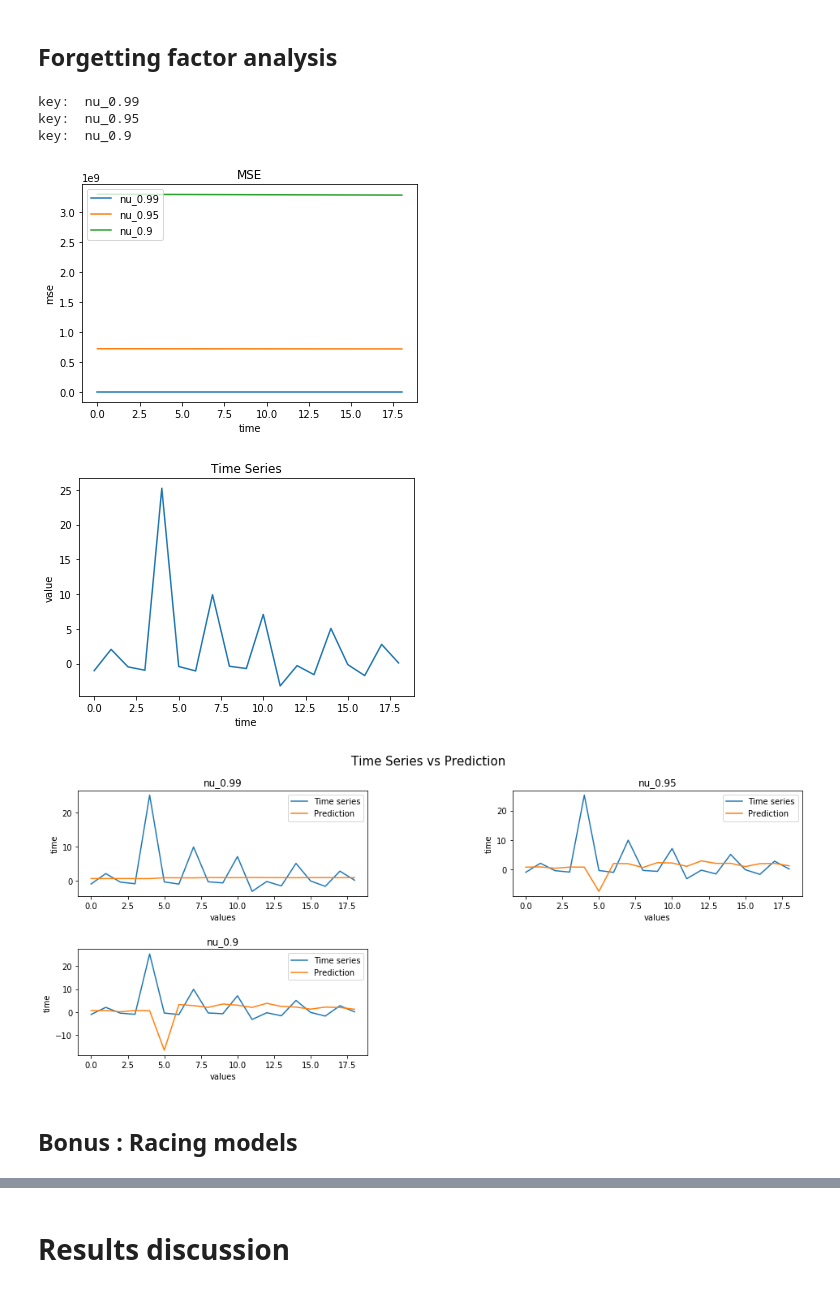
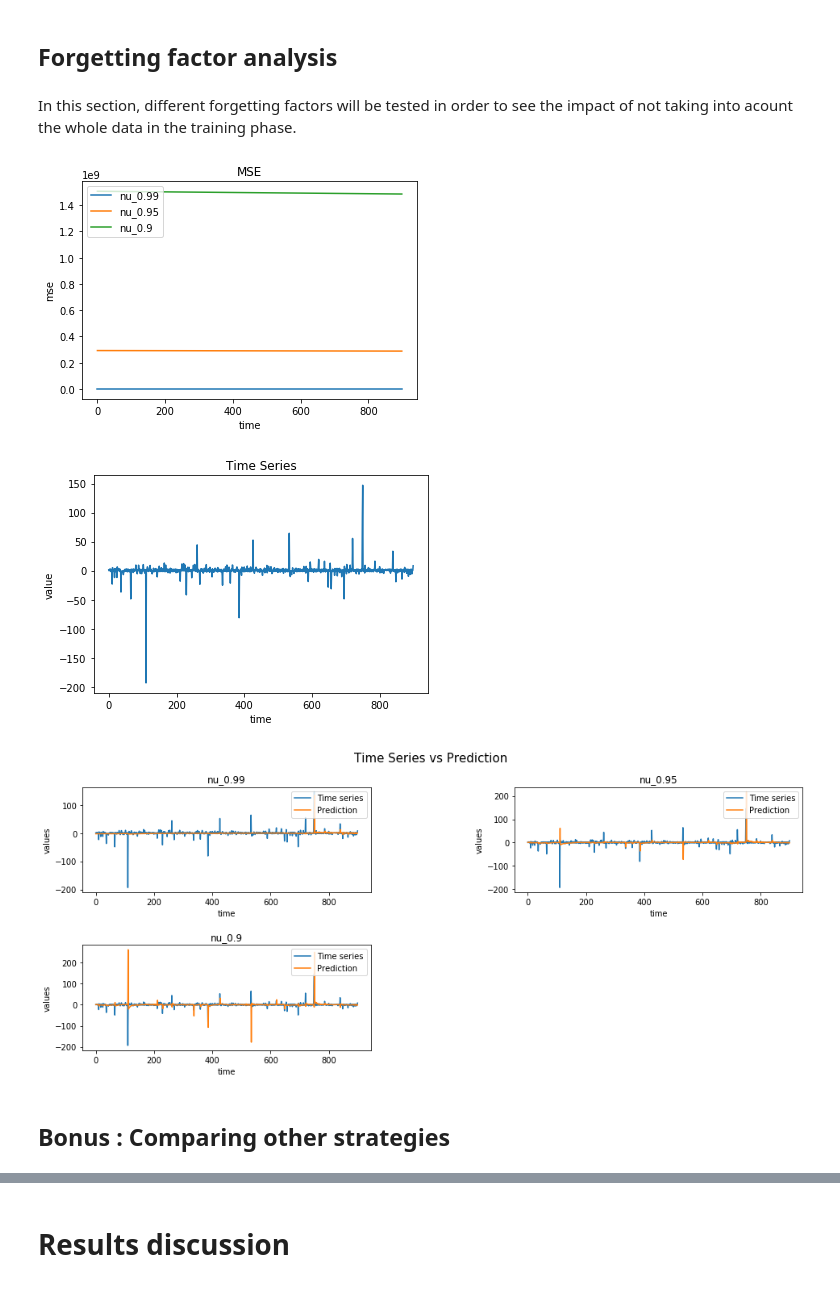
Before and after one commit to joangerard/time-series-predictor, a Jupyter notebook: src/consumer.ipynb, the cells around one changed output, grey strips where cells are left out. Saved outputs shown, nothing was run; the diff lists cells and outputs as text; code cells hidden in the pictures.

```diff
--- a/src/consumer.ipynb
+++ b/src/consumer.ipynb
@@ -41,9 +42,11 @@ os.environ['PYSPARK_SUBMIT_ARGS'] = '--conf spark.ui.port=4050 '+\
                         '--packages org.apache.spark:spark-streaming-kafka-0-8_2.11:2.4.4 '+\
         '--conf spark.driver.memory=2g  pyspark-shell'
 
+executors = 2
+
 spark = SparkSession \
     .builder \
-    .master("local[2]") \
+    .master("local[{0}]".format(executors)) \
     .appName("KafkaReceive") \
     .getOrCreate()
 # %% [markdown]
@@ -84,12 +87,12 @@ def parse_message(x):
     message.x = messageDict["x"]
     return message
 # %%
-def get_data_from_file(partitions=[0,1], prefix='test', search_dir = "./", file_index=-1):
+def get_data_from_file(executors, prefix='test', search_dir = "./", file_index=-1):
     """
     In charge of reading the last file containing information regarding the last stream
     and processing it to return an tuple with the keys, mses and the stream data.
 
-    :param partitions If the algorithm uses 2 partitions then this will receive [0,1] if it is 4 will be [0,1,2,3]
+    :param executors If the algorithm uses 2 executors then this will create two partitions [0,1] if it is 4 it will be [0,1,2,3]
     :param prefix     It is the prefix of the directory name
     :param search_dir Where it should the algorithm look for these files
     :param file_index If it is -1 it will use the last file (containing the last stream data), if it is 0 it will
@@ -107,7 +110,7 @@ def get_data_from_file(partitions=[0,1], prefix='test', search_dir = "./", file_
     files = list(filter(os.path.isdir, glob.glob(search_dir + prefix +"*")))
     files.sort(key=lambda x: os.path.getmtime(x))
 
-    for j in partitions:
+    for j in range(executors):
         file_name = "/part-0000%s" % str(j)
         data=files[file_index] + file_name
         F=open(data, "r")
@@ -205,7 +208,7 @@ def plot_time_series_prediction(range_view_start, range_view_end, keys, ys, y_ha
 
         ax.legend(loc="upper right")
         ax.set_title(keys[k])
-        ax.set_ylabel("time")
-        ax.set_xlabel("values")
+        ax.set_xlabel("time")
+        ax.set_ylabel("values")
 # %% [markdown]
 # Persistence model
@@ -512,6 +516,8 @@ plot_time_series_prediction(range_view_start, range_view_end, keys, ys, y_hat)
 ## Model order analysis
 # %% [markdown]
 ## Forgetting factor analysis
+# %% [markdown]
+In this section, different forgetting factors will be tested in order to see the impact of not taking into acount the whole data in the training phase.
 # %%
 def get_initial_state_forgettin_factor(nus, num_features, sc):
     """
@@ -552,21 +558,17 @@ ssc.start()
 # %%
 ssc.stop(stopSparkContext=False,stopGraceFully=False)
 # %%
-(keys, mses, ys, y_hat) = get_data_from_file(partitions=[0,1], prefix='test-forgetting-factor')
+(keys, mses, ys, y_hat) = get_data_from_file(executors, prefix='test-forgetting-factor')
-# %% [output]
-key:  nu_0.99
-key:  nu_0.95
-key:  nu_0.9
 # %%
 range_view_start = 0
-range_view_end = 19
+range_view_end = 900
 
 plot_mse(range_view_start, range_view_end, keys, mses)
 plot_time_series(range_view_start, range_view_end, ys)
 plot_time_series_prediction(range_view_start, range_view_end, keys, ys, y_hat)
 # %% [output]
-[figure, old version]
+[figure, new version]
-[figure, old version]
+[figure, new version]
-[figure, old version]
+[figure, new version]
-# %% [markdown]
-## Bonus : Racing models
+# %% [markdown]
+## Bonus : Comparing other strategies
```
Also changed, not shown: parts of 27 cells of this notebook, 2 other files.
